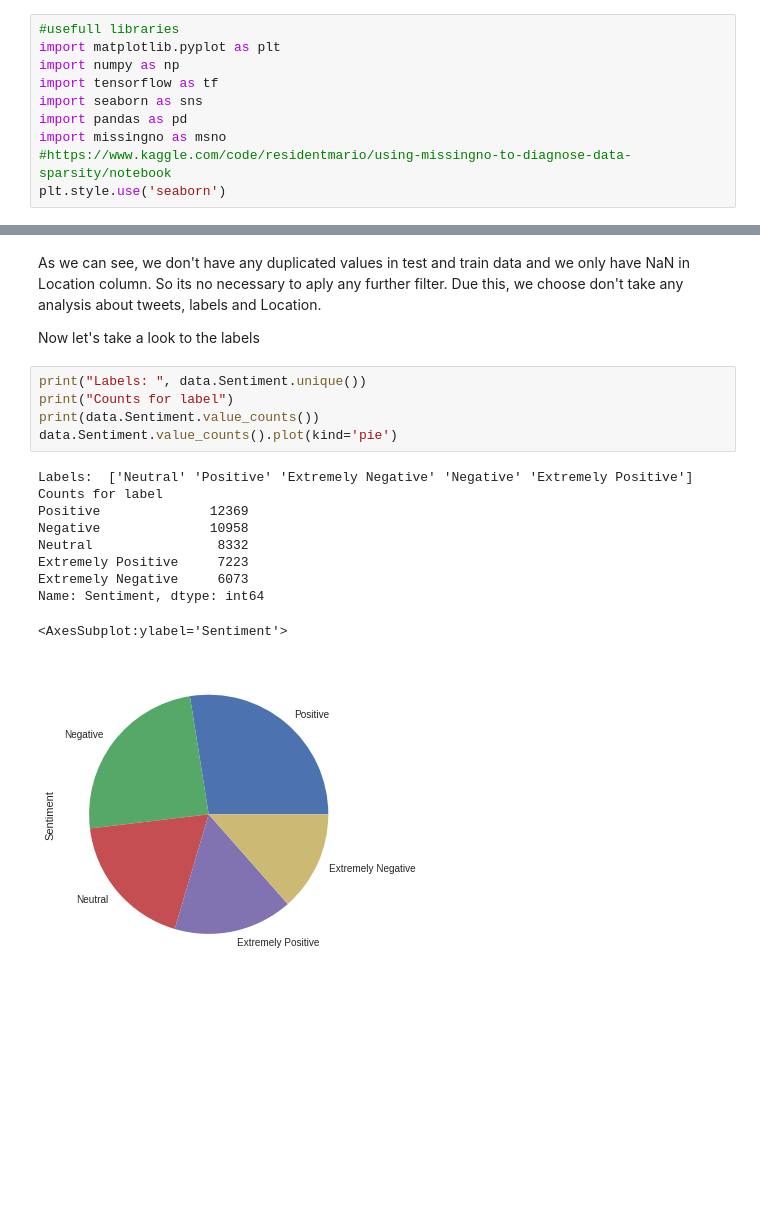
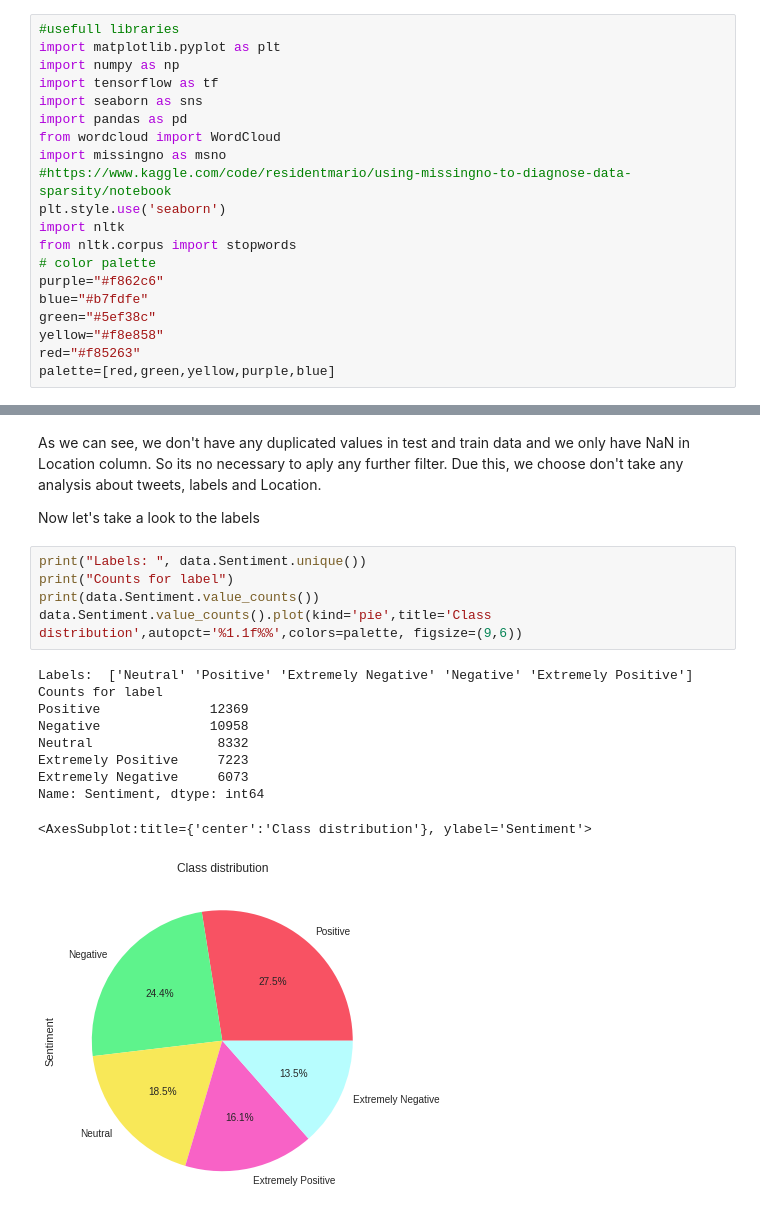
Before and after one commit to EnriqueGap/covid-text_classification, a Jupyter notebook: analysis.ipynb, the cells around one changed output, grey strips where cells are left out. Drawn from its saved outputs; the diff is of its cells as text; blank space fills up the shorter version.

Commit message:
end of descriptive data analysis

```diff
--- a/analysis.ipynb
+++ b/analysis.ipynb
@@ -5,9 +5,19 @@ import numpy as np
 import tensorflow as tf
 import seaborn as sns
 import pandas as pd
+from wordcloud import WordCloud
 import missingno as msno
 #https://www.kaggle.com/code/residentmario/using-missingno-to-diagnose-data-sparsity/notebook
 plt.style.use('seaborn')
+import nltk
+from nltk.corpus import stopwords
+# color palette
+purple="#f862c6"
+blue="#b7fdfe"
+green="#5ef38c"
+yellow="#f8e858"
+red="#f85263"
+palette=[red,green,yellow,purple,blue]
 # %%
 #import the data
 train_data=pd.read_csv('data/Corona_NLP_train.csv',encoding='latin1')
@@ -76,16 +86,16 @@ Now let's take a look to the labels
 # %%
 print("Labels: ", data.Sentiment.unique())
 print("Counts for label")
 print(data.Sentiment.value_counts())
-data.Sentiment.value_counts().plot(kind='pie')
+data.Sentiment.value_counts().plot(kind='pie',title='Class distribution',autopct='%1.1f%%',colors=palette, figsize=(9,6))
 # %% [output]
 Labels:  ['Neutral' 'Positive' 'Extremely Negative' 'Negative' 'Extremely Positive']
 Counts for label
 Positive              12369
 Negative              10958
 Neutral                8332
 Extremely Positive     7223
 Extremely Negative     6073
 Name: Sentiment, dtype: int64
-<AxesSubplot:ylabel='Sentiment'>
+<AxesSubplot:title={'center':'Class distribution'}, ylabel='Sentiment'>
-[figure, old version]
+[figure, new version]
```
Also changed, not shown: parts of 14 cells of this notebook.
